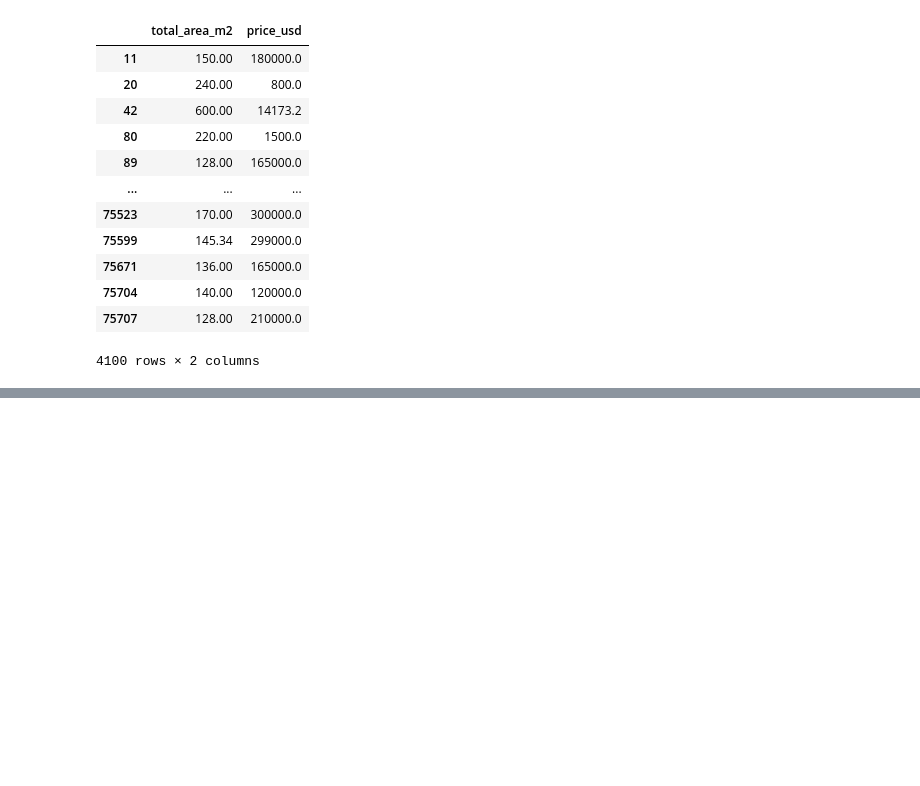
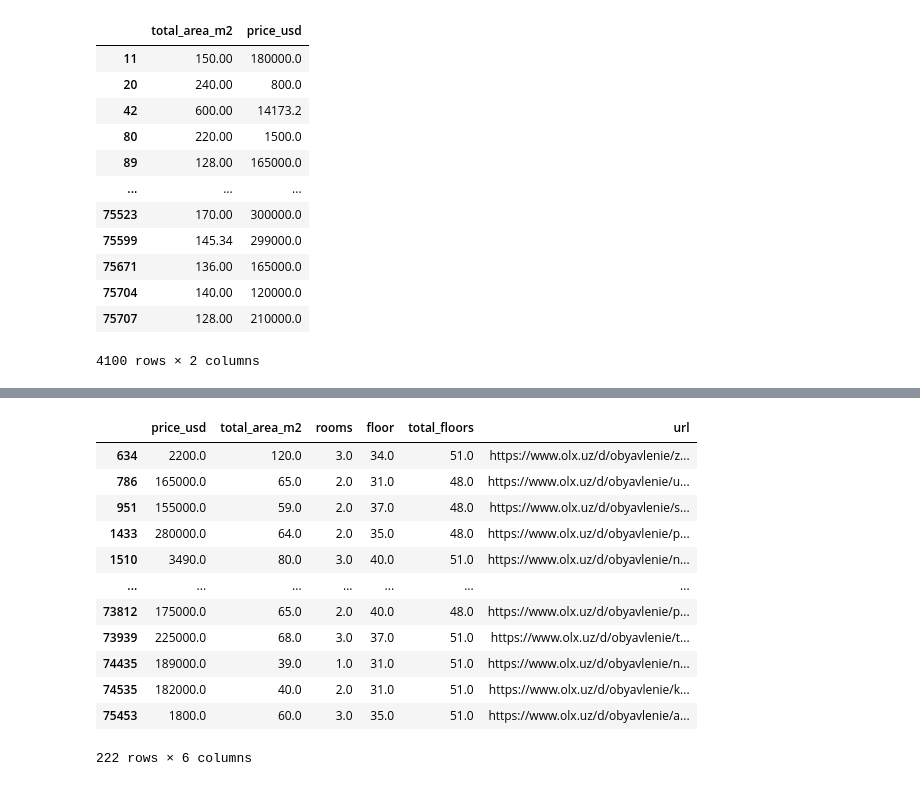
Before and after one commit to Javoh20111/Tashkent-apartment-analysis, a Jupyter notebook: notebooks/1_data_cleaning.ipynb, the cells around one changed output, grey strips where cells are left out. Drawn from its saved outputs; the diff is of its cells as text; code cells hidden in the pictures; blank space fills up the shorter version.

```diff
--- a/notebooks/1_data_cleaning.ipynb
+++ b/notebooks/1_data_cleaning.ipynb
@@ -691,0 +771,16 @@ print(len(df_cleaned_1))
+# %%
+df_cleaned_1.loc[df_cleaned_1['floor'] > 30, ["price_usd","total_area_m2", "rooms", "floor", "total_floors","url"]]
+# %% [output]
+|  | price_usd | total_area_m2 | rooms | floor | total_floors | url |
+| 634 | 2200.0 | 120.0 | 3.0 | 34.0 | 51.0 | https://www.olx.uz/d/obyavlenie/z... |
+| 786 | 165000.0 | 65.0 | 2.0 | 31.0 | 48.0 | https://www.olx.uz/d/obyavlenie/u... |
+| 951 | 155000.0 | 59.0 | 2.0 | 37.0 | 48.0 | https://www.olx.uz/d/obyavlenie/s... |
+| 1433 | 280000.0 | 64.0 | 2.0 | 35.0 | 48.0 | https://www.olx.uz/d/obyavlenie/p... |
+| 1510 | 3490.0 | 80.0 | 3.0 | 40.0 | 51.0 | https://www.olx.uz/d/obyavlenie/n... |
+| ... | ... | ... | ... | ... | ... | ... |
+| 73812 | 175000.0 | 65.0 | 2.0 | 40.0 | 48.0 | https://www.olx.uz/d/obyavlenie/p... |
+| 73939 | 225000.0 | 68.0 | 3.0 | 37.0 | 51.0 | https://www.olx.uz/d/obyavlenie/t... |
+| 74435 | 189000.0 | 39.0 | 1.0 | 31.0 | 51.0 | https://www.olx.uz/d/obyavlenie/n... |
+| 74535 | 182000.0 | 40.0 | 2.0 | 31.0 | 51.0 | https://www.olx.uz/d/obyavlenie/k... |
+| 75453 | 1800.0 | 60.0 | 3.0 | 35.0 | 51.0 | https://www.olx.uz/d/obyavlenie/a... |
+222 rows × 6 columns
```
Also changed, not shown: parts of 23 cells of this notebook.
